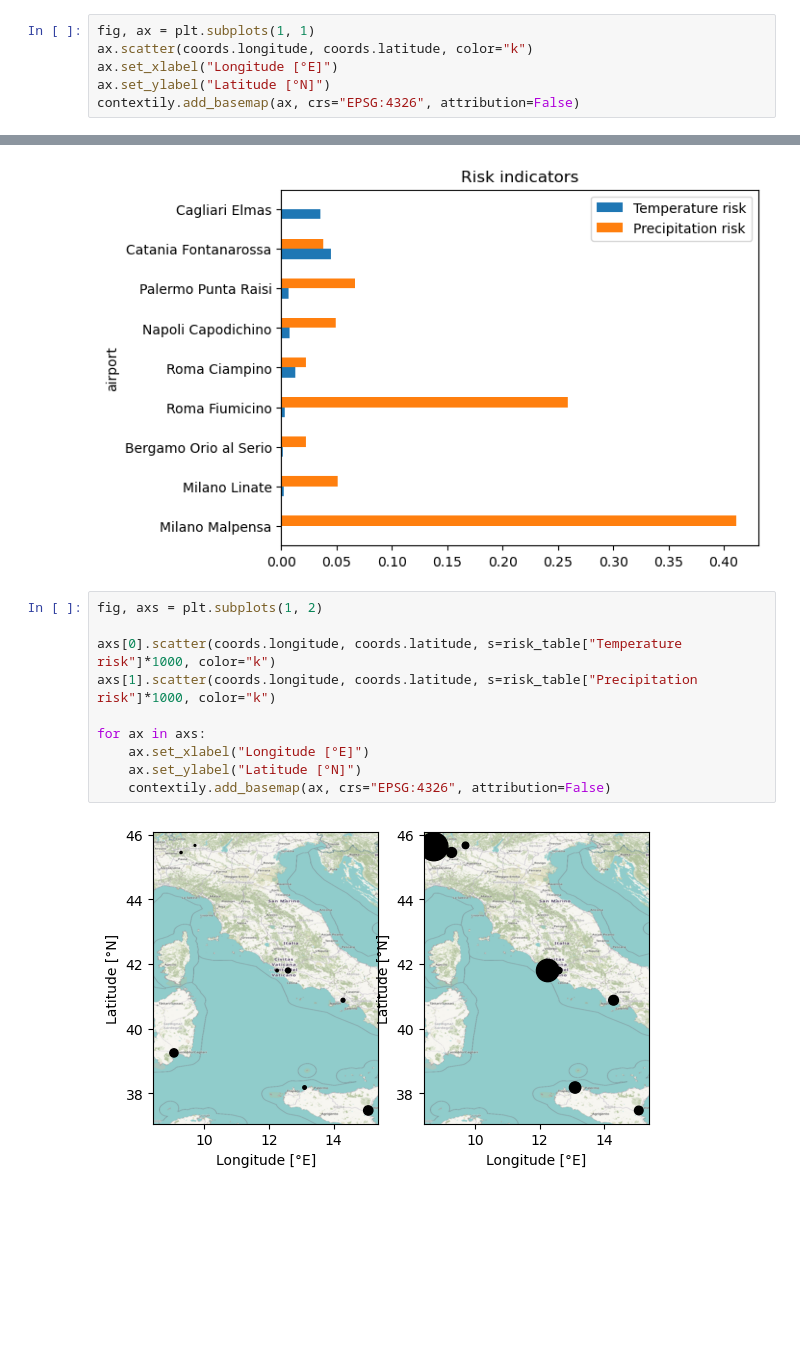
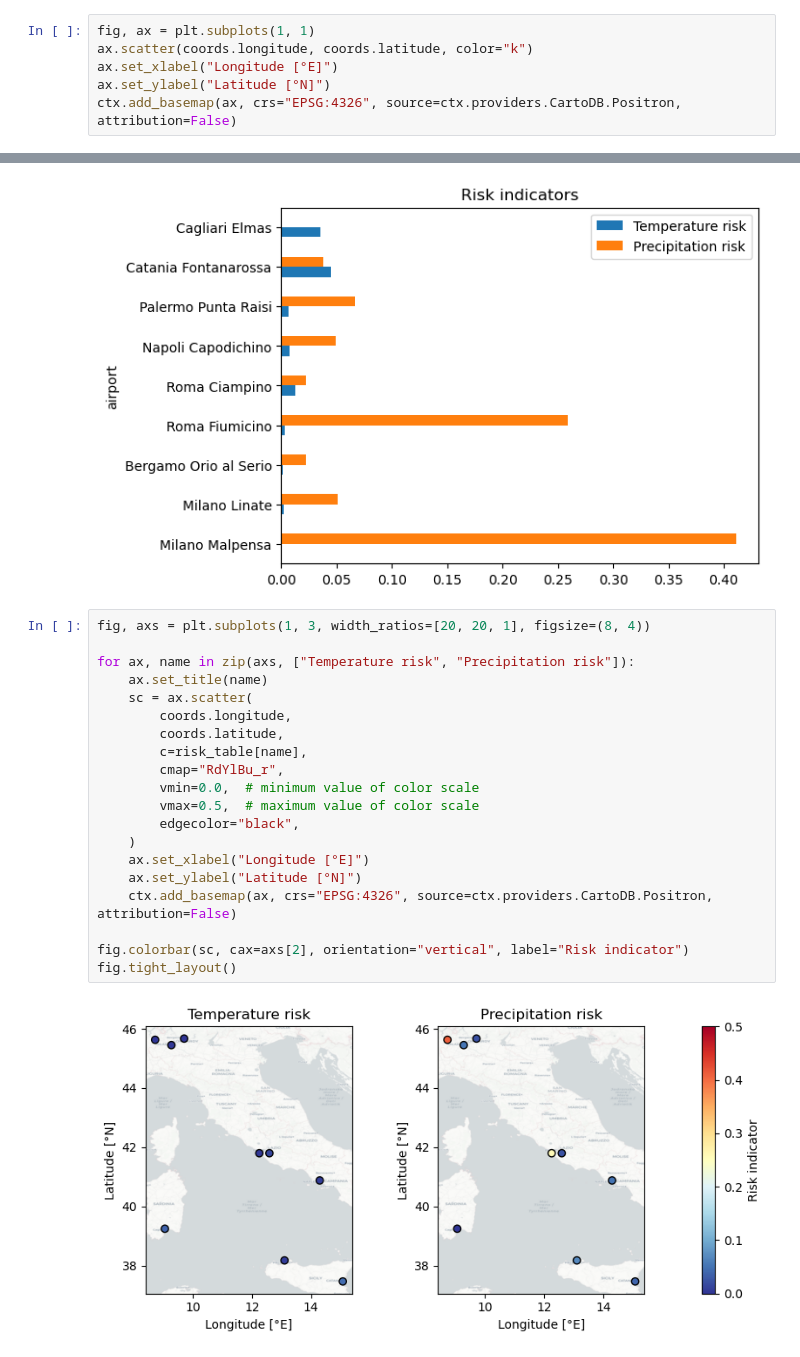
Before and after one commit to CLIMAAX/MULTI, a Jupyter notebook: 01_Infrastructure_heat_precipitation/Risk_assessment_airports.ipynb, the cells around one changed output, grey strips where cells are left out. Saved outputs shown, nothing was run; the diff lists cells and outputs as text; blank space fills up the shorter version.

```diff
--- a/01_Infrastructure_heat_precipitation/Risk_assessment_airports.ipynb
+++ b/01_Infrastructure_heat_precipitation/Risk_assessment_airports.ipynb
@@ -82,5 +76,5 @@ fig, ax = plt.subplots(1, 1)
 ax.scatter(coords.longitude, coords.latitude, color="k")
 ax.set_xlabel("Longitude [°E]")
 ax.set_ylabel("Latitude [°N]")
-contextily.add_basemap(ax, crs="EPSG:4326", attribution=False)
+ctx.add_basemap(ax, crs="EPSG:4326", source=ctx.providers.CartoDB.Positron, attribution=False)
 # %% [output]
@@ -442,15 +446,25 @@ ax = risk_table[["Temperature risk", "Precipitation risk"]].plot.barh(title="Ris
 # %% [output]
 [figure]
 # %%
-fig, axs = plt.subplots(1, 2)
+fig, axs = plt.subplots(1, 3, width_ratios=[20, 20, 1], figsize=(8, 4))
 
-axs[0].scatter(coords.longitude, coords.latitude, s=risk_table["Temperature risk"]*1000, color="k")
-axs[1].scatter(coords.longitude, coords.latitude, s=risk_table["Precipitation risk"]*1000, color="k")
-
-for ax in axs:
+for ax, name in zip(axs, ["Temperature risk", "Precipitation risk"]):
+    ax.set_title(name)
+    sc = ax.scatter(
+        coords.longitude,
+        coords.latitude,
+        c=risk_table[name],
+        cmap="RdYlBu_r",
+        vmin=0.0,  # minimum value of color scale
+        vmax=0.5,  # maximum value of color scale
+        edgecolor="black",
+    )
     ax.set_xlabel("Longitude [°E]")
     ax.set_ylabel("Latitude [°N]")
-    contextily.add_basemap(ax, crs="EPSG:4326", attribution=False)
+    ctx.add_basemap(ax, crs="EPSG:4326", source=ctx.providers.CartoDB.Positron, attribution=False)
+
+fig.colorbar(sc, cax=axs[2], orientation="vertical", label="Risk indicator")
+fig.tight_layout()
 # %% [output]
-[figure, old version]
+[figure, new version]
 # %% [markdown]
```
Also changed, not shown: parts of 17 cells of this notebook, 2 other files.
